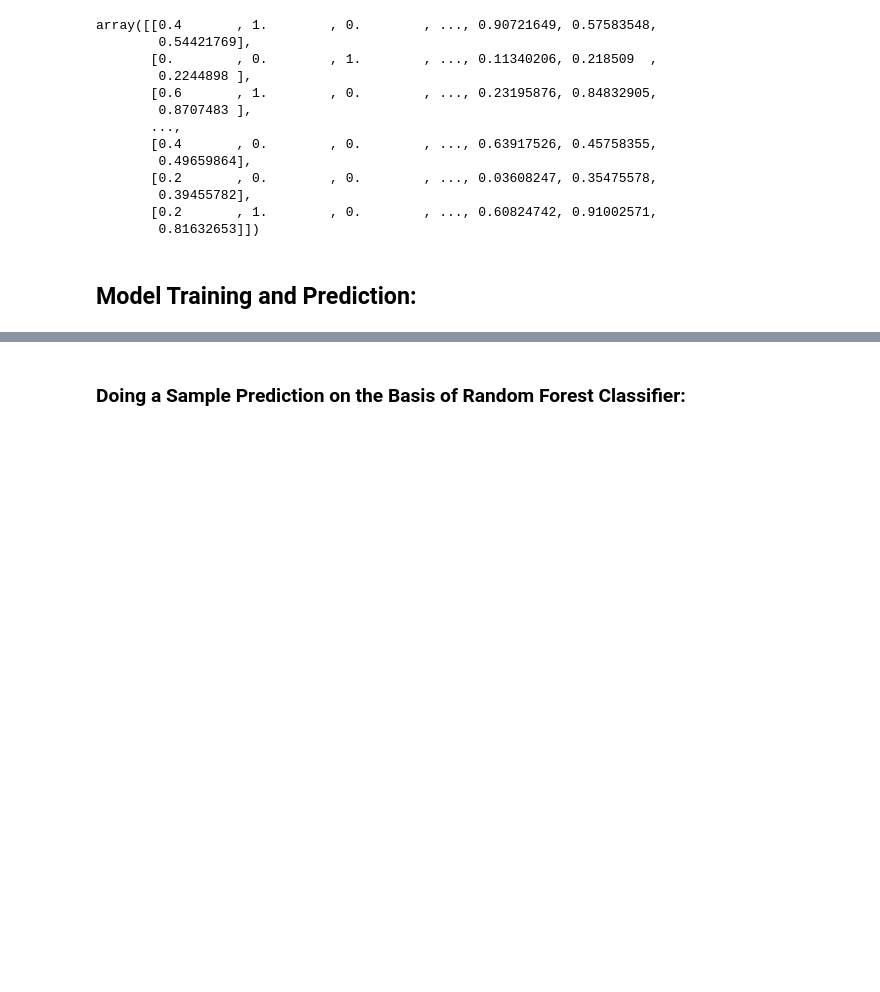
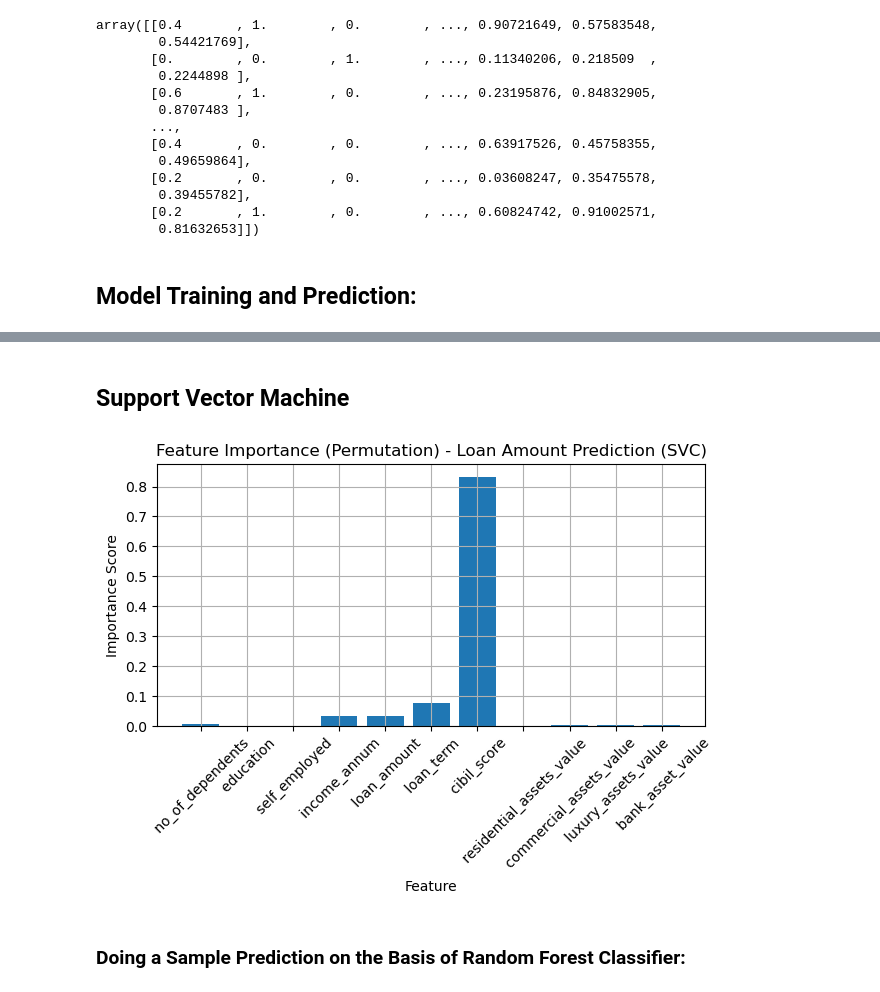
Before and after one commit to prateekmaj21/Loan-Approvals-Prediction, a Jupyter notebook: Intro2AI_project_Group_4.ipynb, the cells around one changed output, grey strips where cells are left out. Drawn from its saved outputs; the diff is of its cells as text; code cells hidden in the pictures; blank space fills up the shorter version.

```diff
--- a/Intro2AI_project_Group_4.ipynb
+++ b/Intro2AI_project_Group_4.ipynb
@@ -422,3 +489,21 @@ Confusion Matrix:
+# %% [markdown]
+## Support Vector Machine
+# %%
+SVC = models["SVM"]
+# Extract importance scores from weights
+importance_linear = SVC.coef_.ravel()
+
+# Create a bar chart to visualize feature importance
+plt.bar(feature_names, importance)
+plt.xlabel('Feature')
+plt.ylabel('Importance Score')
+plt.title('Feature Importance (Permutation) - Loan Amount Prediction (SVC)')
+plt.xticks(rotation=45)  # Rotate x-axis labels for better readability
+plt.tight_layout()
+plt.grid()
+plt.show()
+# %% [output]
+[figure, added]
 # %% [markdown]
 ### Doing a Sample Prediction on the Basis of Random Forest Classifier:
 # %%
```
Also changed, not shown: parts of 12 cells of this notebook.
